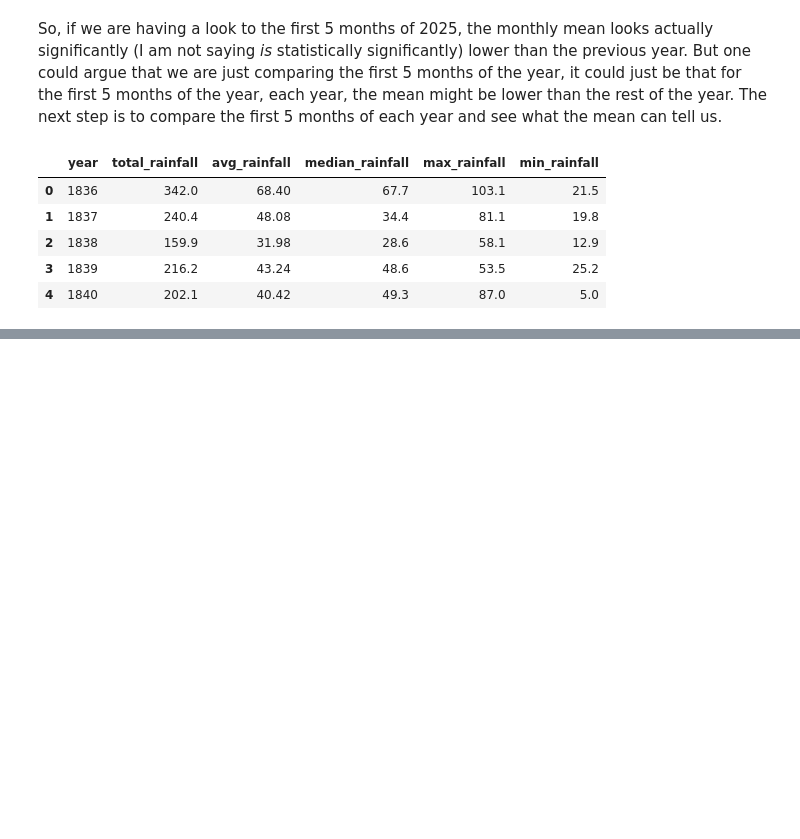
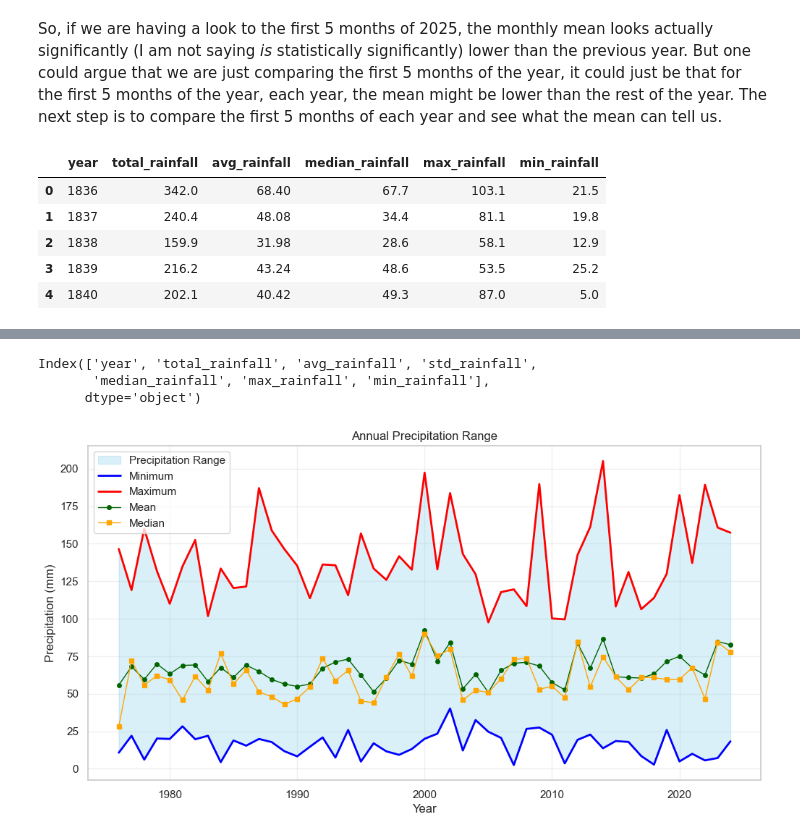
Before and after one commit to pacoraggio/London-Rainfall, a Jupyter notebook: data_visualization.ipynb, the cells around one changed output, grey strips where cells are left out. Cells and saved outputs as stored; diff of their text form; code cells hidden in the pictures; blank space fills up the shorter version.

Commit message:
added min max visualization

```diff
--- a/data_visualization.ipynb
+++ b/data_visualization.ipynb
@@ -109,0 +128,43 @@ rainfall_se_jan_to_may.head()
+# %%
+rainfall_se.columns
+# %% [output]
+Index(['year', 'total_rainfall', 'avg_rainfall', 'std_rainfall',
+       'median_rainfall', 'max_rainfall', 'min_rainfall'],
+      dtype='object')
+# %%
+# Liine Plot with Fill Between
+
+import matplotlib.pyplot as plt
+import seaborn as sns
+import pandas as pd
+
+start_year = 1976
+end_year = 2024
+
+df_data = rainfall_se[(rainfall_se['year']>=start_year) &
+                   (rainfall_se['year']<=end_year)]
+
+# Fill the range between min and max
+plt.figure(figsize=(12, 6))
+plt.fill_between(df_data['year'], df_data['min_rainfall'], df_data['max_rainfall'],
+                 alpha=0.3, color='skyblue', label='Precipitation Range')
+
+# Plot the boundary lines
+plt.plot(df_data['year'], df_data['min_rainfall'], color='blue', linewidth=2, label='Minimum')
+plt.plot(df_data['year'], df_data['max_rainfall'], color='red', linewidth=2, label='Maximum')
+
+# Plot central tendencies with more prominent styling
+plt.plot(df_data['year'], df_data['avg_rainfall'], color='darkgreen', linewidth=1,
+         label='Mean', marker='o', markersize=4)
+plt.plot(df_data['year'], df_data['median_rainfall'], color='orange', linewidth=1,
+         label='Median', marker='s', markersize=4)
+
+
+plt.xlabel('Year')
+plt.ylabel('Precipitation (mm)')
+plt.title('Annual Precipitation Range')
+plt.legend()
+plt.grid(True, alpha=0.3)
+plt.show()
+# %% [output]
+[figure, added]
```
Also changed, not shown: parts of 12 cells of this notebook, 1 other file.
